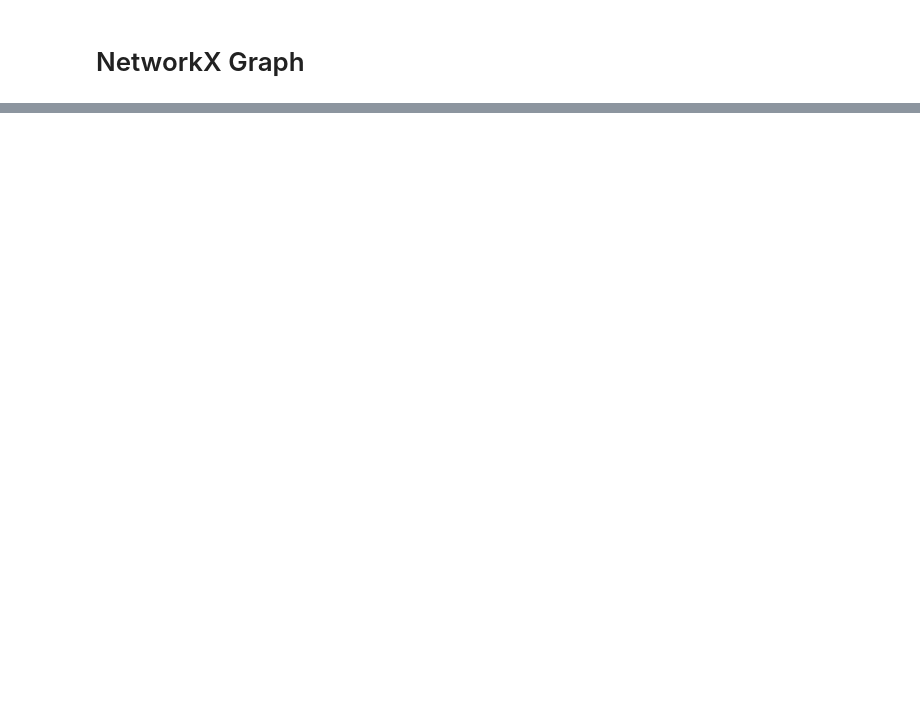
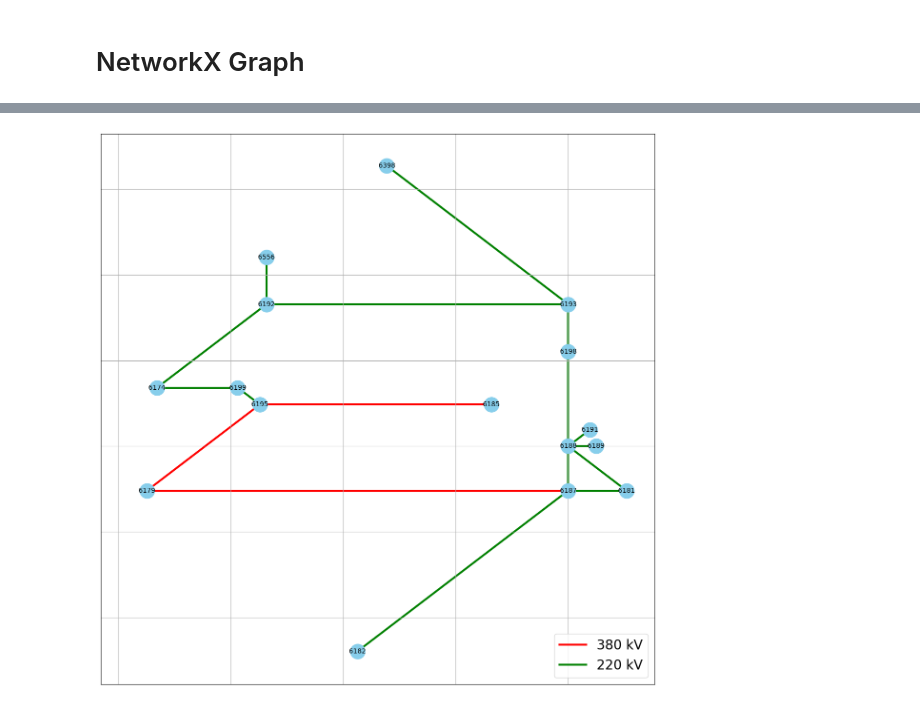
Before and after one commit to kate9871/MetroMap-PowerGrids, a Jupyter notebook: IE test5.ipynb, the cells around one changed output, grey strips where cells are left out. Cells and saved outputs as stored; diff of their text form; code cells hidden in the pictures; blank space fills up the shorter version.

```diff
--- a/IE test5.ipynb
+++ b/IE test5.ipynb
@@ -1015,7 +1106,7 @@ model.NonIncidentEdgeDirectionConstraint = Constraint(model.NonIncidentEdges, ru
 model.edgeSpacingConstraints = ConstraintList()
 
 def edge_spacing_constraint(model, u1, v1, u2, v2):
-    dmin = 500
+    dmin = 400
 
     ## infeasibility coming from too small M value due to large distances between
     M = 30000
@@ -1594,0 +1601,55 @@ plt.show()
+# %%
+
+
+import matplotlib.pyplot as plt
+import matplotlib.lines as mlines
+
+
+# First, ensure that you have defined 'value' function to extract values from the model
+# Assuming value function is like this:
+# def value(model_attribute):
+#     return model_attribute()  # Adjust depending on how your model returns values
+
+# Update positions based on optimized x and y coordinates
+updated_pos = {node: (value(model.x_pos[node]), value(model.y_pos[node])) for node in G.nodes()}
+
+# Increase the figure size
+plt.figure(figsize=(15, 15))
+
+# Draw nodes with updated positions
+nx.draw_networkx_nodes(G, updated_pos, node_color='skyblue', node_size=500)
+
+
+# Create custom lines for the legend
+red_line = mlines.Line2D([], [], color='red', markersize=20, label='380 kV', linewidth = 3)
+green_line = mlines.Line2D([], [], color='green', markersize=20, label='220 kV', linewidth = 3)
+
+
+
+
+# Draw the graph edges with different colors based on the voltage using updated positions
+for (u, v, d) in G.edges(data=True):
+    edge_color = 'r' if d['voltage'] == 380.0 else 'g' if d['voltage'] == 220.0 else 'k'
+    nx.draw_networkx_edges(G, updated_pos, edgelist=[(u, v)], edge_color=edge_color, width=3, arrows = False)
+
+# Draw the node labels with updated positions
+nx.draw_networkx_labels(G, updated_pos, font_size=10)
+
+# Get the edge labels for the link_ids
+edge_labels = nx.get_edge_attributes(G, 'link_id')
+
+# Draw the edge labels with updated positions
+nx.draw_networkx_edge_labels(G, updated_pos, edge_labels=edge_labels, label_pos=0.5, font_size=7)
+
+# Optionally, if you want to make the plot title and axes invisible
+#plt.title("Optimized Graph")
+plt.axis('on')  # Turn off the axis
+
+# Add the legend to the plot
+plt.legend(handles=[red_line, green_line], loc='lower right', fontsize = 20)
+plt.grid(True)
+
+# Show the plot with the optimized graph
+plt.show()
+# %% [output]
+[figure, added]
```
Also changed, not shown: parts of 12 cells of this notebook.
